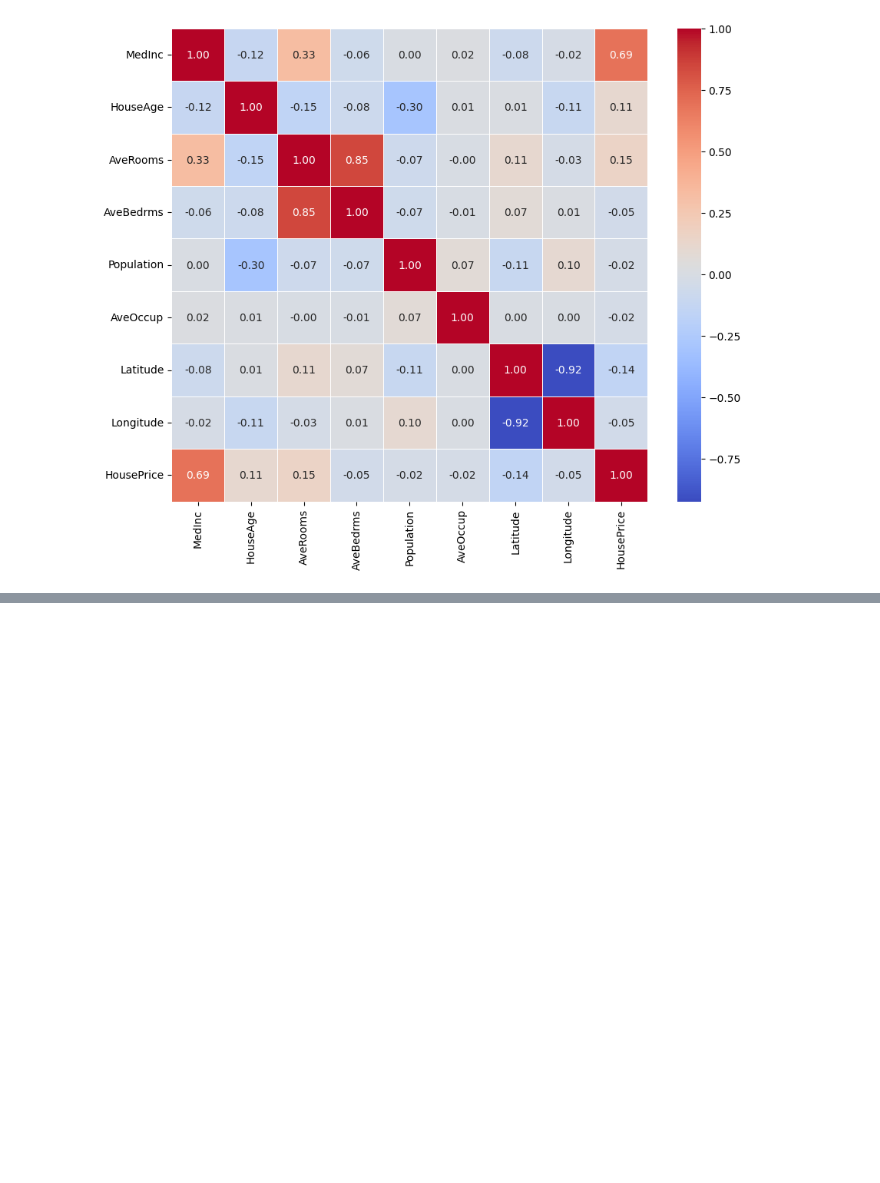
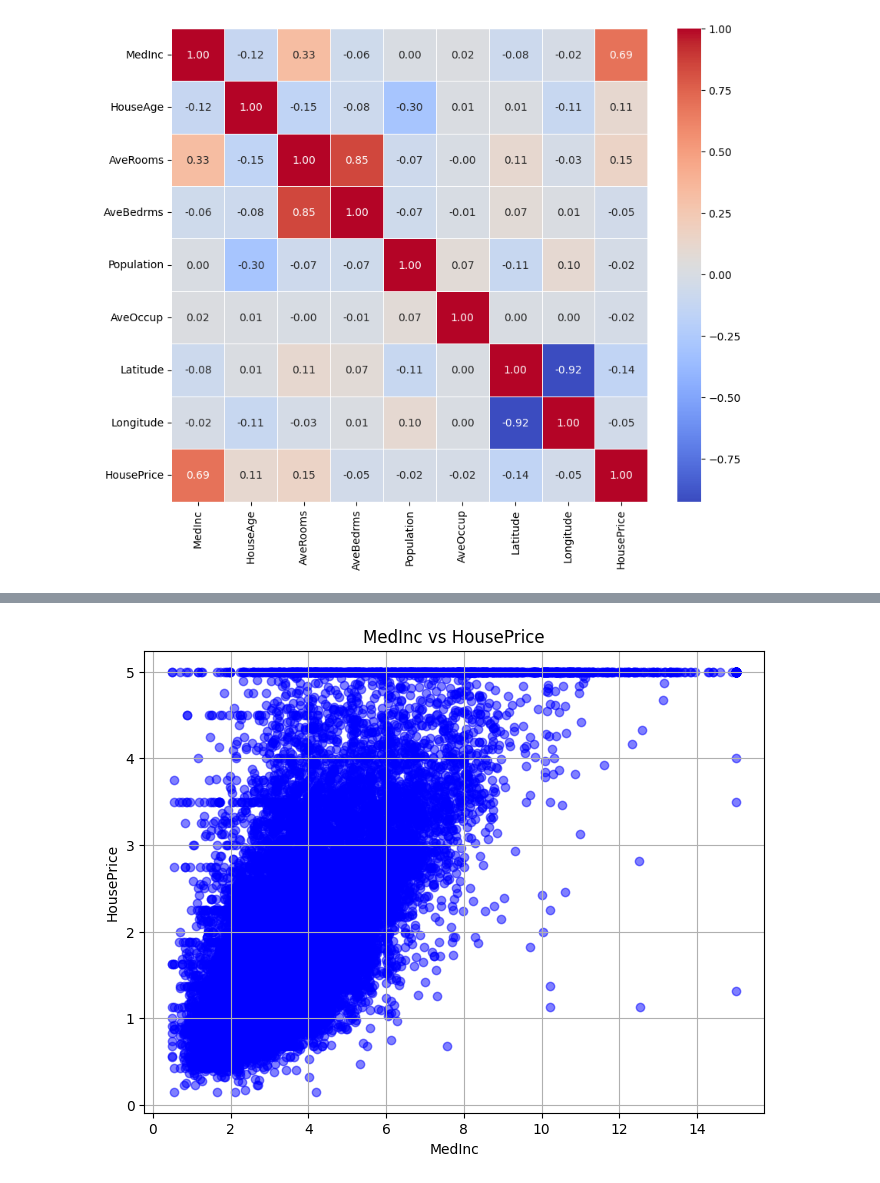
Before and after one commit to Tolegithub7/ml_labs, a Jupyter notebook: Linear_Regression.ipynb, the cells around one changed output, grey strips where cells are left out. Drawn from its saved outputs; the diff is of its cells as text; code cells hidden in the pictures; blank space fills up the shorter version.

```diff
--- a/Linear_Regression.ipynb
+++ b/Linear_Regression.ipynb
@@ -107,0 +94,13 @@ sns.heatmap(corr, annot=True, cmap='coolwarm', fmt='.2f', linewidths=0.5)
+# %%
+medinc = housing_df['MedInc']
+houseprice = housing_df['HousePrice']
+
+plt.figure(figsize=(8,6))
+plt.scatter(medinc, houseprice, alpha=0.5, color='blue')
+plt.xlabel('MedInc')
+plt.ylabel('HousePrice')
+plt.grid(True)
+plt.title('MedInc vs HousePrice')
+plt.show()
+# %% [output]
+[figure, added]
```
Also changed, not shown: parts of 3 cells of this notebook.
